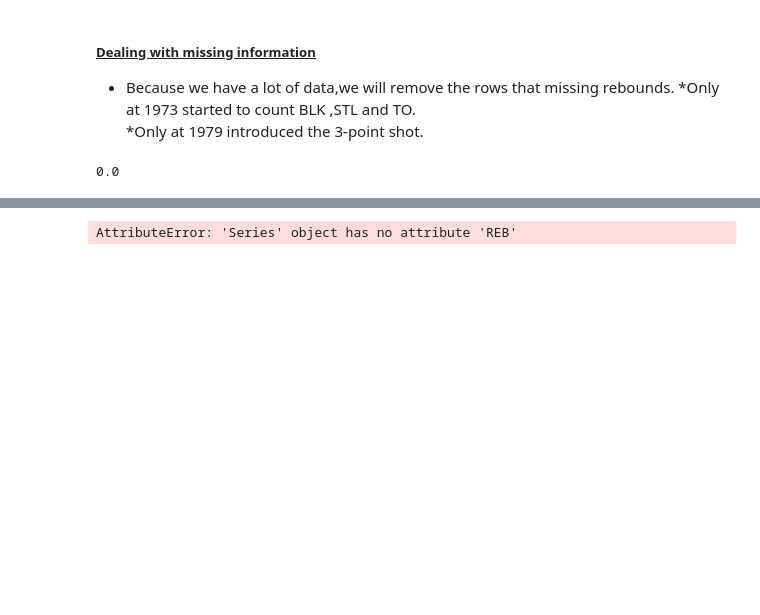
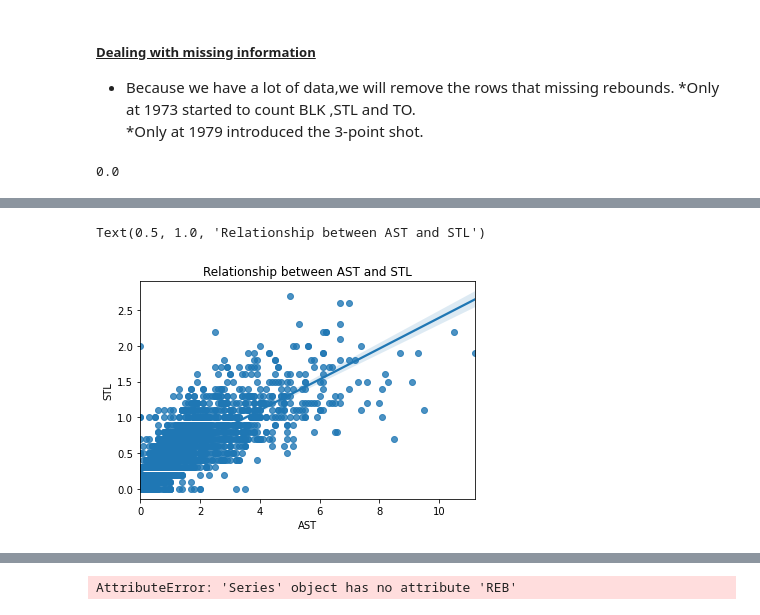
Before and after one commit to Kfirul/NBA-Hall-Of-Fame, a Jupyter notebook: NBA - HOF project.ipynb, the cells around one changed output, grey strips where cells are left out. Cells and saved outputs as stored; diff of their text form; code cells hidden in the pictures; blank space fills up the shorter version.

```diff
--- a/NBA - HOF project.ipynb
+++ b/NBA - HOF project.ipynb
@@ -315,0 +322,6 @@ hof
+# %%
+sns.regplot(x =hof['AST'], y=hof['STL'])
+plt.title('Relationship between AST and STL')
+# %% [output]
+Text(0.5, 1.0, 'Relationship between AST and STL')
+[figure, added]
```
Also changed, not shown: parts of 39 cells of this notebook.
